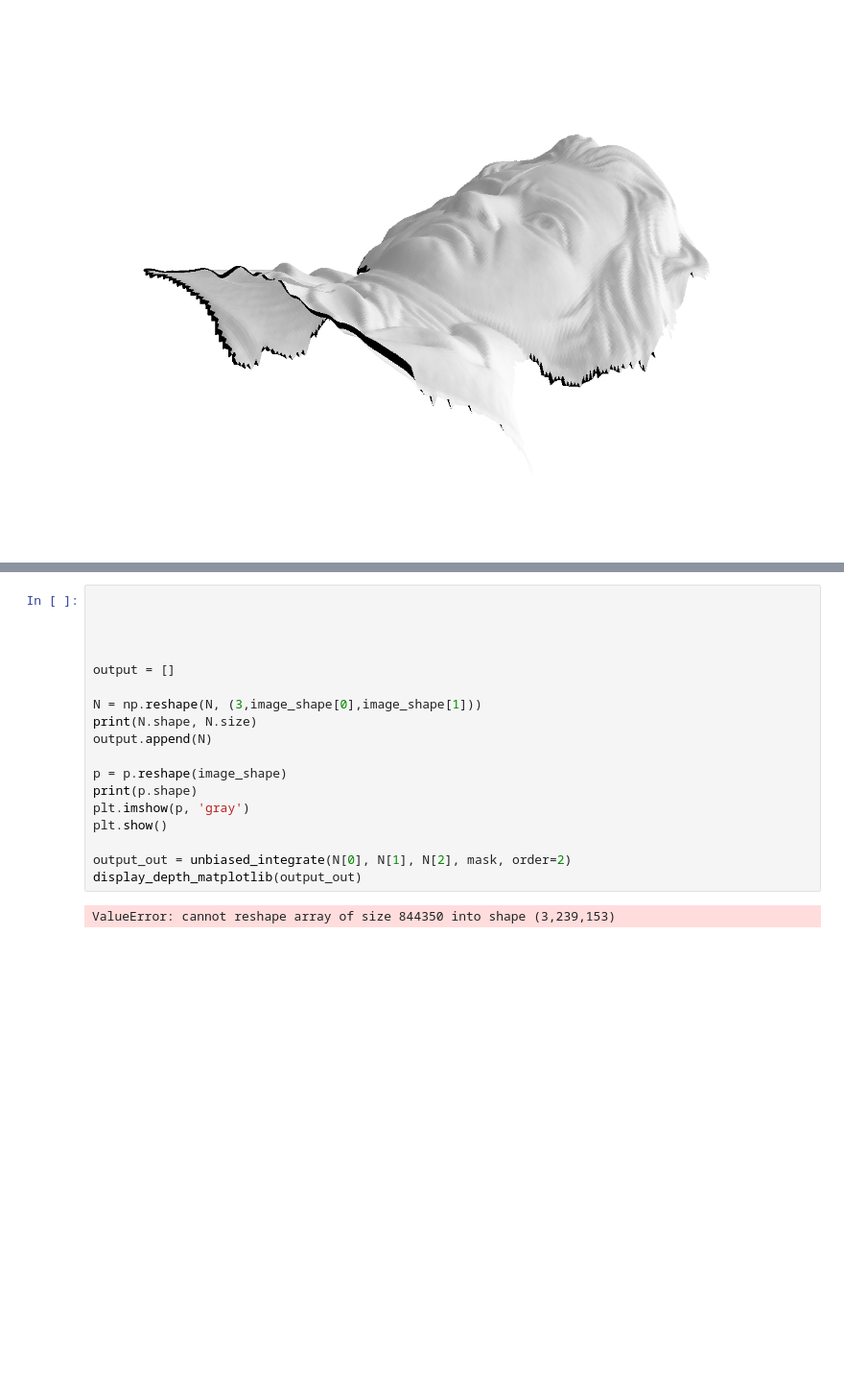
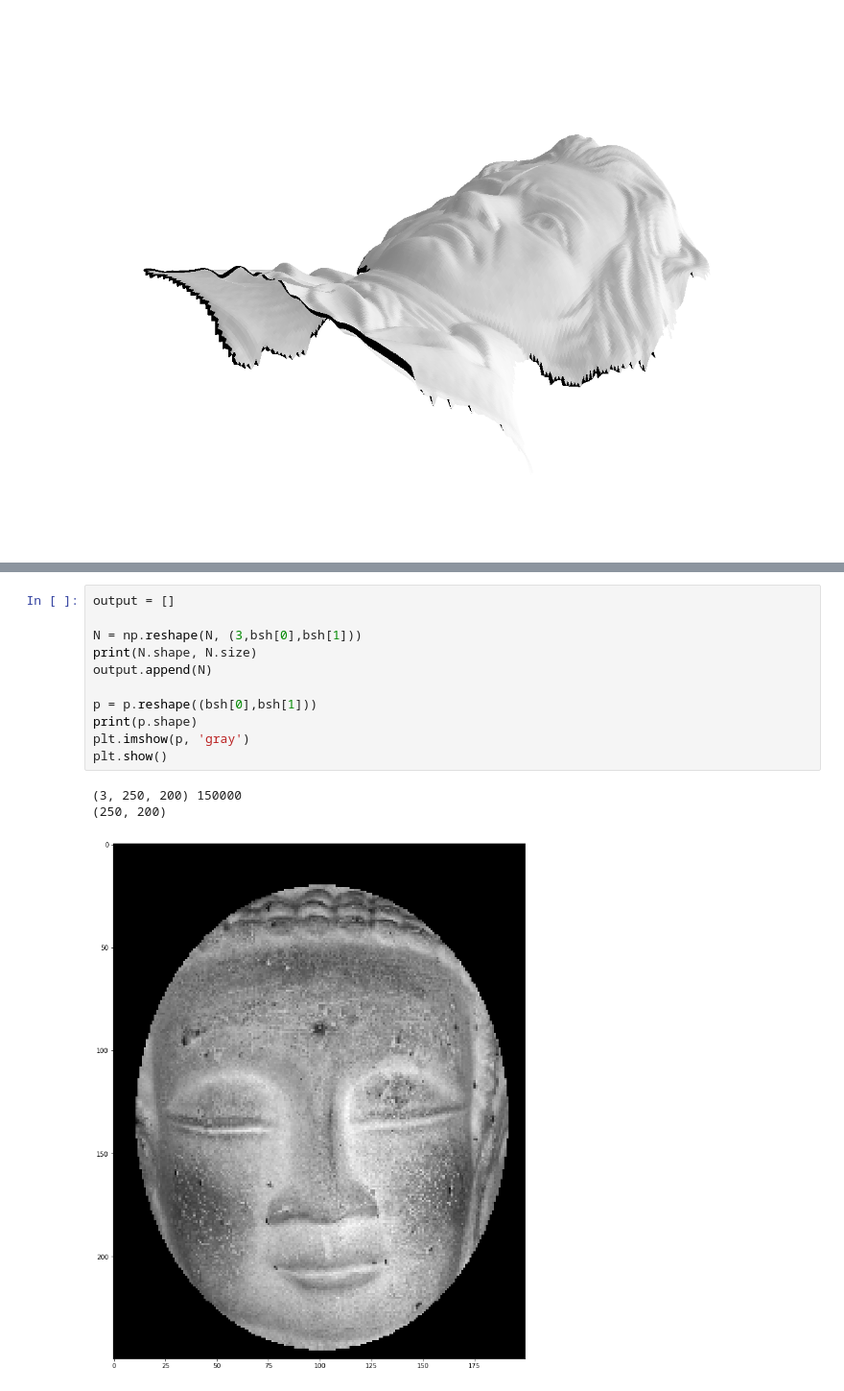
Before and after one commit to l3th0n/VIP_A3, a Jupyter notebook: Step 3 V.ipynb, the cells around one changed output, grey strips where cells are left out. Shown at 96% size. Cells and saved outputs as stored; diff of their text form; blank space fills up the shorter version.

```diff
--- a/Step 3 V.ipynb
+++ b/Step 3 V.ipynb
@@ -128,20 +127,15 @@ print(Sinv.shape, dotpd.shape,p.shape,N.shape)
 # %%
-
-
-
-
 output = []
 
-N = np.reshape(N, (3,image_shape[0],image_shape[1]))
+N = np.reshape(N, (3,bsh[0],bsh[1]))
 print(N.shape, N.size)
 output.append(N)
 
-p = p.reshape(image_shape)
+p = p.reshape((bsh[0],bsh[1]))
 print(p.shape)
 plt.imshow(p, 'gray')
 plt.show()
-
-output_out = unbiased_integrate(N[0], N[1], N[2], mask, order=2)
-display_depth_matplotlib(output_out)
 # %% [output]
-ValueError: cannot reshape array of size 844350 into shape (3,239,153)
+(3, 250, 200) 150000
+(250, 200)
+[figure, added]
```
Also changed, not shown: parts of 9 cells of this notebook.
